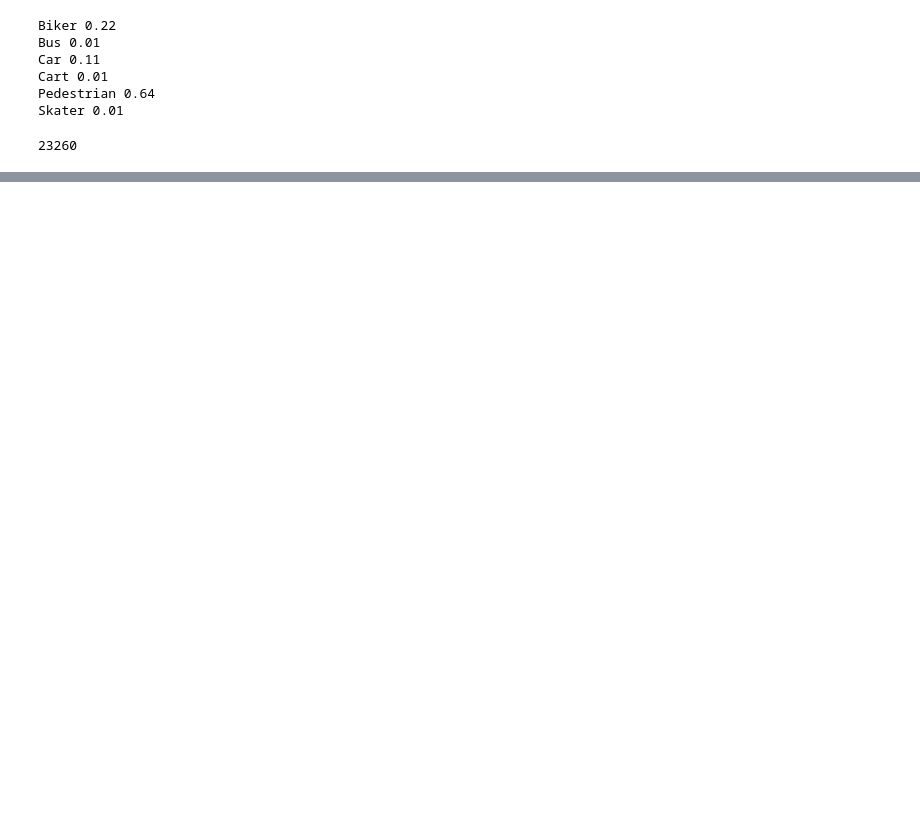
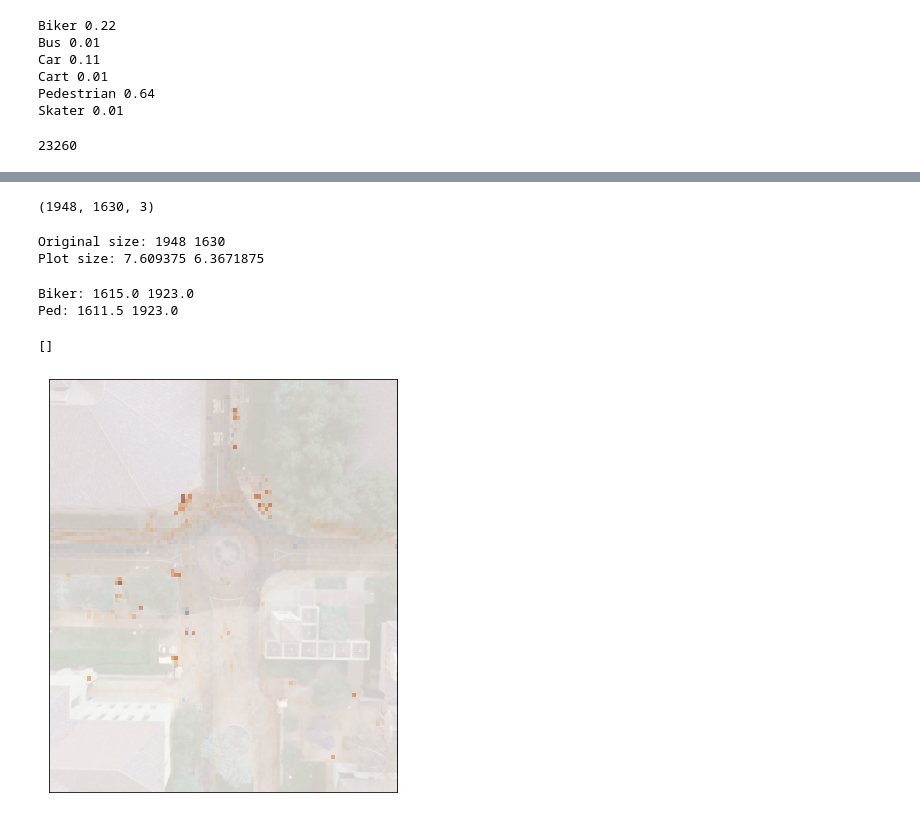
Before and after one commit to danyayay/ynet_adaptive, a Jupyter notebook: notebook/dataset.ipynb, the cells around one changed output, grey strips where cells are left out. Saved outputs shown, nothing was run; the diff lists cells and outputs as text; code cells hidden in the pictures; blank space fills up the shorter version.

```diff
--- a/notebook/dataset.ipynb
+++ b/notebook/dataset.ipynb
@@ -379,0 +420,5 @@ np.array(list(num.values())).sum()
+# %%
+image_path = '../data/sdd/raw/annotations'
+scene_images = create_images_dict(['deathCircle_0'], image_path, 'reference.jpg', True)
+# %%
+dc = scene_images['deathCircle_0']
@@ -379,0 +428,24 @@ np.array(list(num.values())).sum()
+# %%
+dc.shape
+# %% [output]
+(1948, 1630, 3)
+# %%
+height, width, _ = dc.shape
+print('Original size:', height, width)
+while height >= 10:
+    height /= 2
+    width /= 2
+print('Plot size:', height, width)
+# %% [output]
+Original size: 1948 1630
+Plot size: 7.609375 6.3671875
+# %%
+x_biker = df_dc_biker.x.values
+y_biker = df_dc_biker.y.values
+print('Biker:', x_biker.max(), y_biker.max())
+x_ped = df_dc_ped.x.values
+y_ped = df_dc_ped.y.values
+print('Ped:', x_ped.max(), y_ped.max())
+# %% [output]
+Biker: 1615.0 1923.0
+Ped: 1611.5 1923.0
@@ -379,0 +454,12 @@ np.array(list(num.values())).sum()
+# %%
+fig, ax = plt.subplots(1, 1, figsize=(width, height))
+ax.imshow(dc)
+ax.hist2d(x_biker, y_biker, bins=100, alpha=0.5, cmap='Blues')
+ax.hist2d(x_ped, y_ped, bins=100, alpha=0.5, cmap='Oranges')
+ax.set_yticklabels([])
+ax.set_xticklabels([])
+ax.set_xticks([])
+ax.set_yticks([])
+# %% [output]
+[]
+[figure, added]
```
Also changed, not shown: parts of 30 cells of this notebook, 2 other files.
